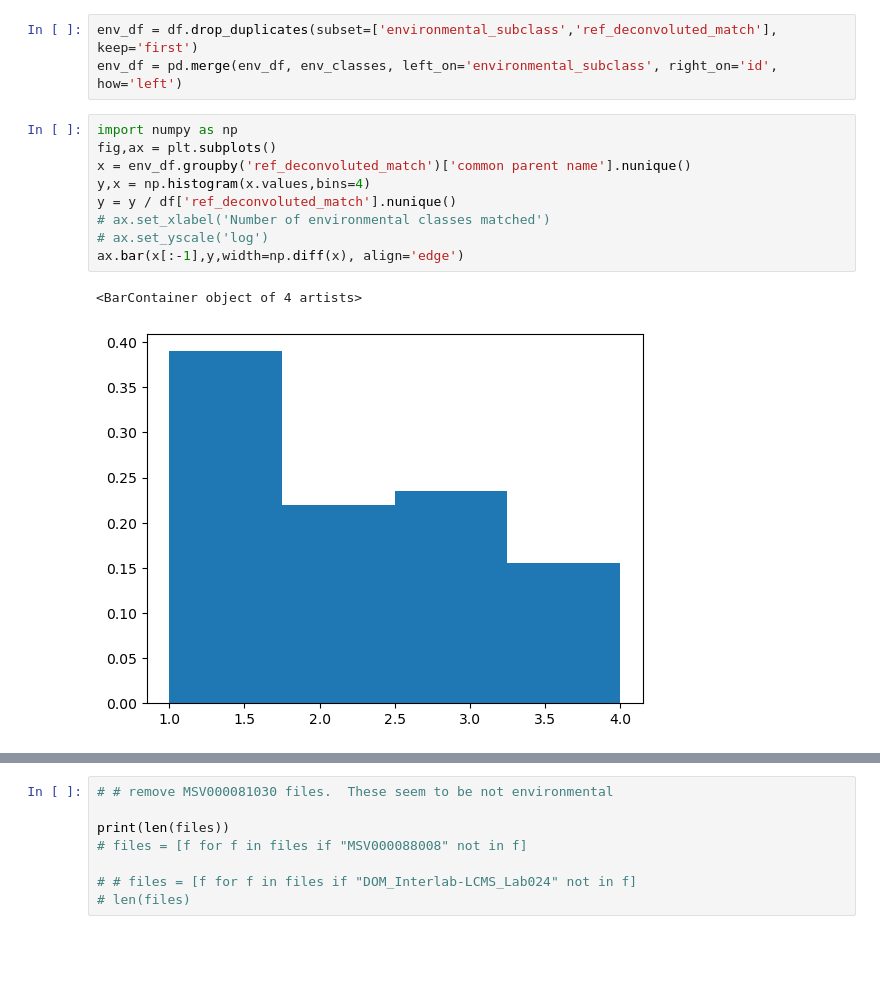
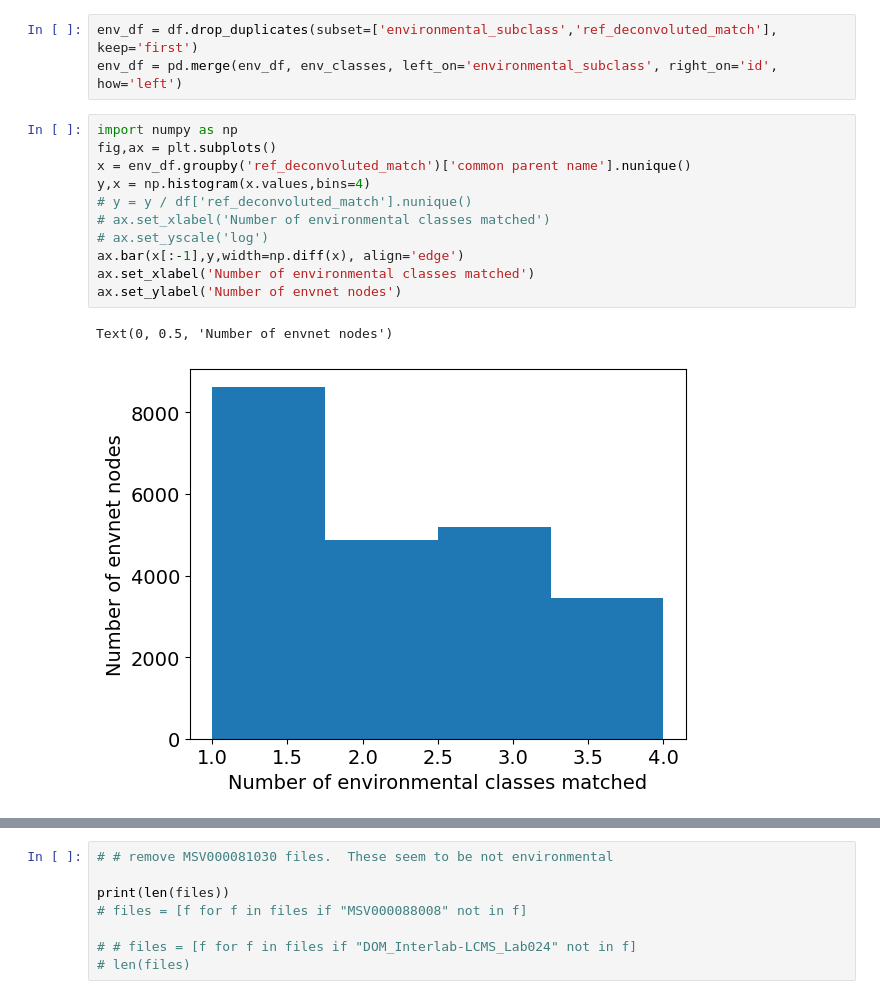
Before and after one commit to biorack/envnet, a Jupyter notebook: notebooks/analyze_environmental_dom_characteristics.ipynb, the cells around one changed output, grey strips where cells are left out. Saved outputs shown, nothing was run; the diff lists cells and outputs as text; blank space fills up the shorter version.

```diff
--- a/notebooks/analyze_environmental_dom_characteristics.ipynb
+++ b/notebooks/analyze_environmental_dom_characteristics.ipynb
@@ -63,15 +264,17 @@ env_df = pd.merge(env_df, env_classes, left_on='environmental_subclass', right_o
 # %%
 import numpy as np
 fig,ax = plt.subplots()
 x = env_df.groupby('ref_deconvoluted_match')['common parent name'].nunique()
 y,x = np.histogram(x.values,bins=4)
-y = y / df['ref_deconvoluted_match'].nunique()
+# y = y / df['ref_deconvoluted_match'].nunique()
 # ax.set_xlabel('Number of environmental classes matched')
 # ax.set_yscale('log')
 ax.bar(x[:-1],y,width=np.diff(x), align='edge')
+ax.set_xlabel('Number of environmental classes matched')
+ax.set_ylabel('Number of envnet nodes')
 # %% [output]
-<BarContainer object of 4 artists>
+Text(0, 0.5, 'Number of envnet nodes')
-[figure, old version]
+[figure, new version]
 # %%
 
 filename = '/global/homes/b/bpb/repos/envnet/scripts/my_files.csv'
```
Also changed, not shown: parts of 14 cells of this notebook, 9 other files.
